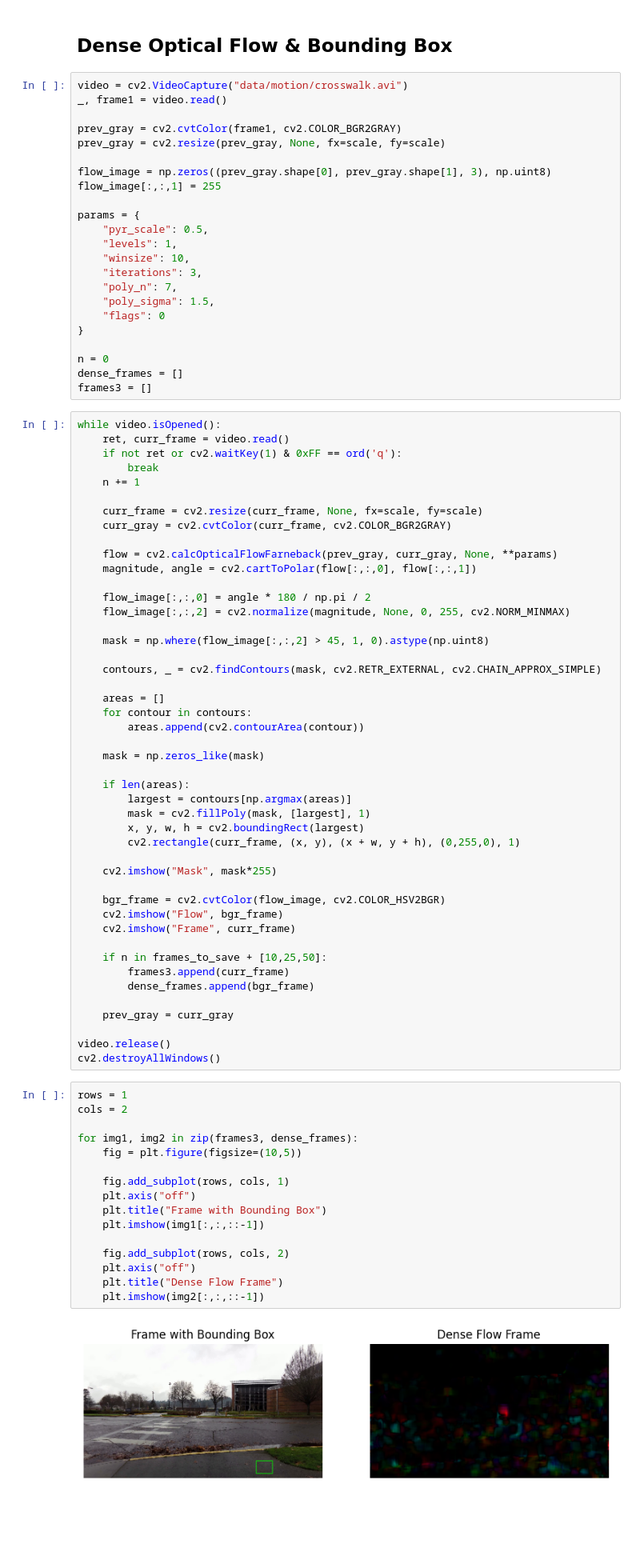
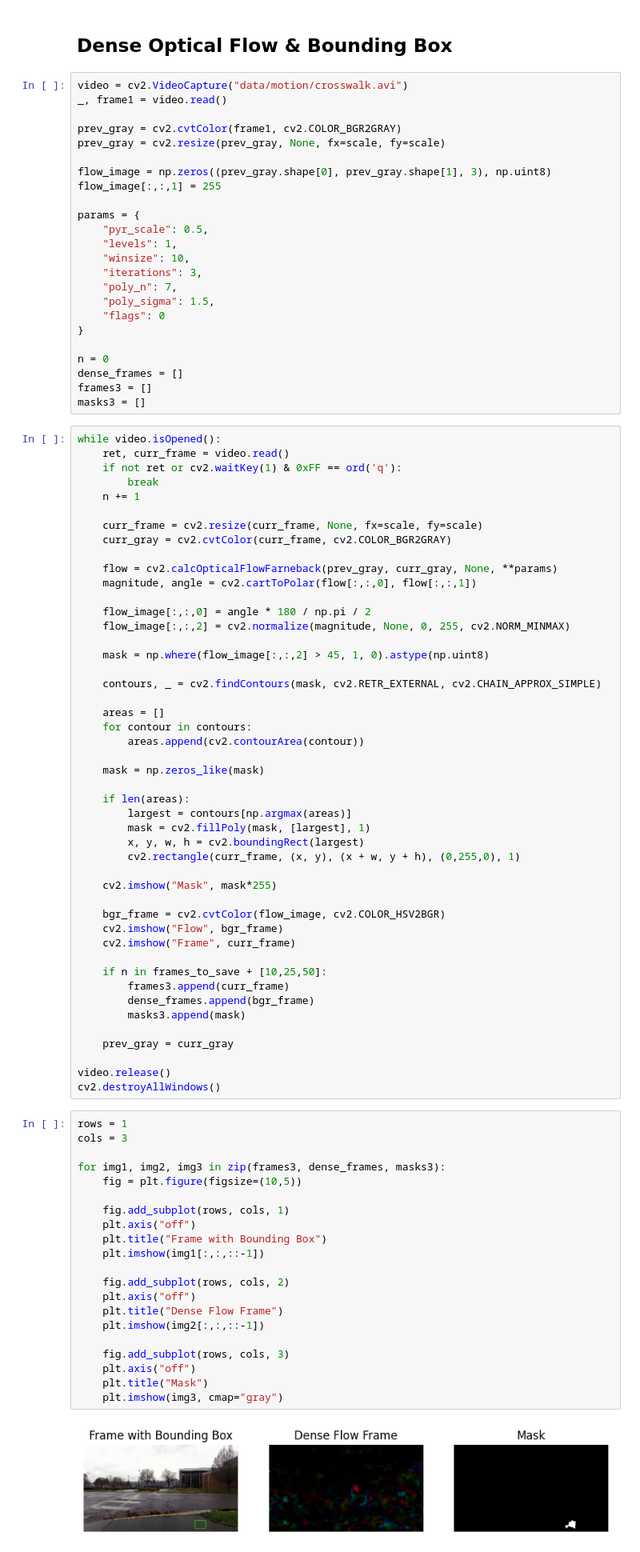
Before and after one commit to vktr274/cv-binary-segmentation, a Jupyter notebook: task3.ipynb, the cells around one changed output. Shown at 80% size. Saved outputs shown, nothing was run; the diff lists cells and outputs as text; blank space fills up the shorter version.

Commit message:
Add mask visualization

```diff
--- a/task3.ipynb
+++ b/task3.ipynb
@@ -224,6 +224,7 @@ params = {
 n = 0
 dense_frames = []
 frames3 = []
+masks3 = []
 # %%
 while video.isOpened():
     ret, curr_frame = video.read()
@@ -265,6 +266,7 @@ while video.isOpened():
     if n in frames_to_save + [10,25,50]:
         frames3.append(curr_frame)
         dense_frames.append(bgr_frame)
+        masks3.append(mask)
 
     prev_gray = curr_gray
 
@@ -272,19 +274,24 @@ video.release()
 cv2.destroyAllWindows()
 # %%
 rows = 1
-cols = 2
+cols = 3
 
-for img1, img2 in zip(frames3, dense_frames):
+for img1, img2, img3 in zip(frames3, dense_frames, masks3):
     fig = plt.figure(figsize=(10,5))
 
     fig.add_subplot(rows, cols, 1)
     plt.axis("off")
     plt.title("Frame with Bounding Box")
     plt.imshow(img1[:,:,::-1])
 
     fig.add_subplot(rows, cols, 2)
     plt.axis("off")
     plt.title("Dense Flow Frame")
     plt.imshow(img2[:,:,::-1])
+
+    fig.add_subplot(rows, cols, 3)
+    plt.axis("off")
+    plt.title("Mask")
+    plt.imshow(img3, cmap="gray")
 # %% [output]
-[figure, old version]
+[figure, new version]
```
Also changed, not shown: parts of 1 cell of this notebook.
